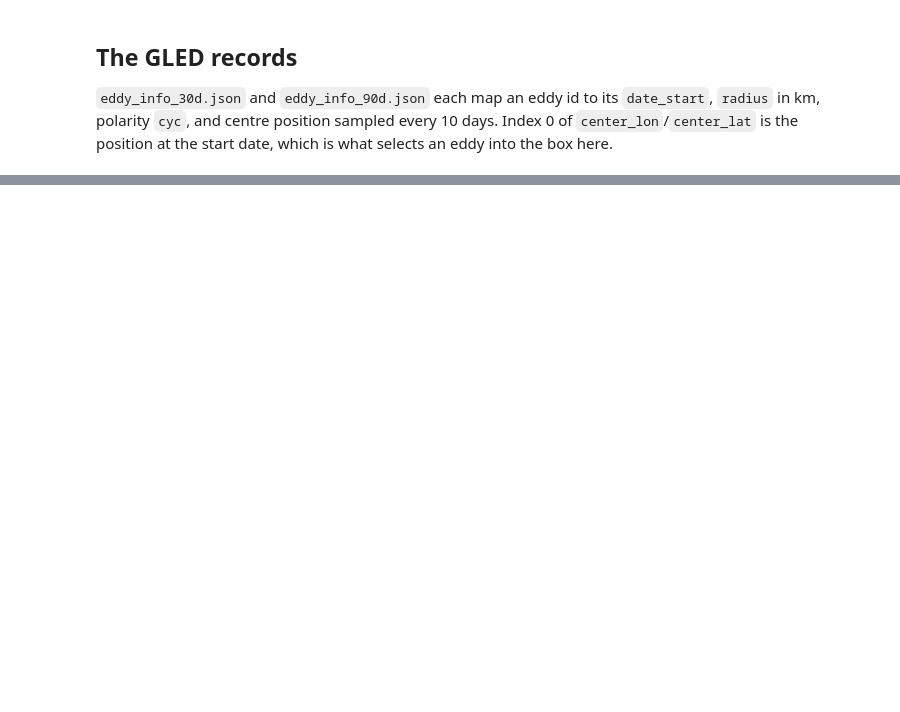
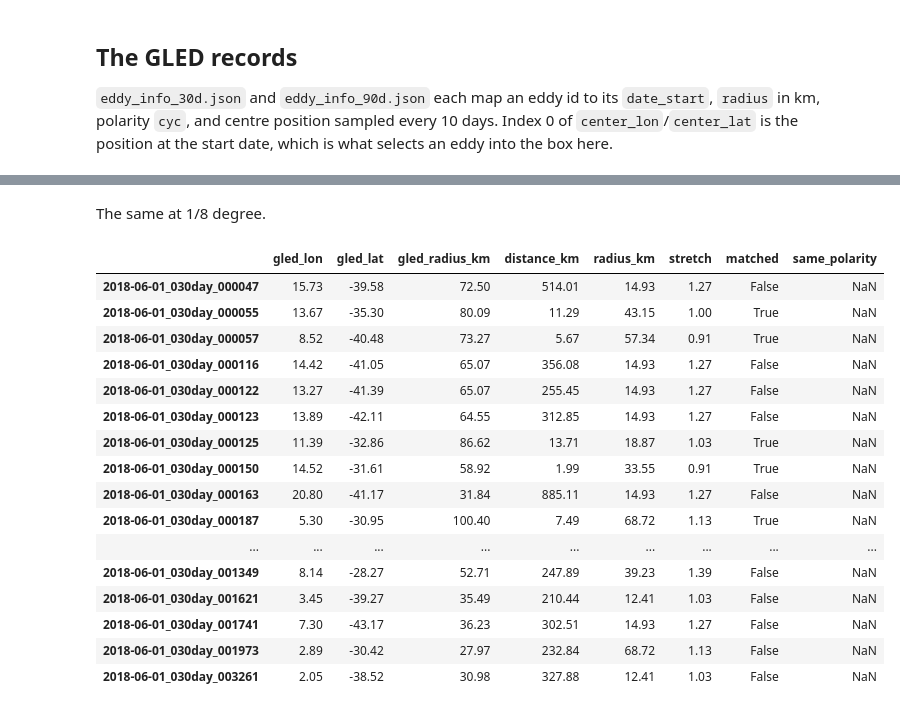
Before and after one commit to geomar-od-lagrange/lcs_parcels, a Jupyter notebook: examples/cape_cauldron_gled.ipynb, the cells around one changed output, grey strips where cells are left out. Cells and saved outputs as stored; diff of their text form; code cells hidden in the pictures; blank space fills up the shorter version.

```diff
--- a/examples/cape_cauldron_gled.ipynb
+++ b/examples/cape_cauldron_gled.ipynb
@@ -1229,0 +465,22 @@ plot_against_gled(
+# %% [markdown]
+The same at 1/8 degree.
+# %%
+match_to_gled(eddies_a_eighth, gled=gled_30).round(2)
+# %% [output]
+|  | gled_lon | gled_lat | gled_radius_km | distance_km | radius_km | stretch | matched | same_polarity |
+| 2018-06-01_030day_000047 | 15.73 | -39.58 | 72.50 | 514.01 | 14.93 | 1.27 | False | NaN |
+| 2018-06-01_030day_000055 | 13.67 | -35.30 | 80.09 | 11.29 | 43.15 | 1.00 | True | NaN |
+| 2018-06-01_030day_000057 | 8.52 | -40.48 | 73.27 | 5.67 | 57.34 | 0.91 | True | NaN |
+| 2018-06-01_030day_000116 | 14.42 | -41.05 | 65.07 | 356.08 | 14.93 | 1.27 | False | NaN |
+| 2018-06-01_030day_000122 | 13.27 | -41.39 | 65.07 | 255.45 | 14.93 | 1.27 | False | NaN |
+| 2018-06-01_030day_000123 | 13.89 | -42.11 | 64.55 | 312.85 | 14.93 | 1.27 | False | NaN |
+| 2018-06-01_030day_000125 | 11.39 | -32.86 | 86.62 | 13.71 | 18.87 | 1.03 | True | NaN |
+| 2018-06-01_030day_000150 | 14.52 | -31.61 | 58.92 | 1.99 | 33.55 | 0.91 | True | NaN |
+| 2018-06-01_030day_000163 | 20.80 | -41.17 | 31.84 | 885.11 | 14.93 | 1.27 | False | NaN |
+| 2018-06-01_030day_000187 | 5.30 | -30.95 | 100.40 | 7.49 | 68.72 | 1.13 | True | NaN |
+| ... | ... | ... | ... | ... | ... | ... | ... | ... |
+| 2018-06-01_030day_001349 | 8.14 | -28.27 | 52.71 | 247.89 | 39.23 | 1.39 | False | NaN |
+| 2018-06-01_030day_001621 | 3.45 | -39.27 | 35.49 | 210.44 | 12.41 | 1.03 | False | NaN |
+| 2018-06-01_030day_001741 | 7.30 | -43.17 | 36.23 | 302.51 | 14.93 | 1.27 | False | NaN |
+| 2018-06-01_030day_001973 | 2.89 | -30.42 | 27.97 | 232.84 | 68.72 | 1.13 | False | NaN |
+| 2018-06-01_030day_003261 | 2.05 | -38.52 | 30.98 | 327.88 | 12.41 | 1.03 | False | NaN |
```
Also changed, not shown: parts of 84 cells of this notebook, 14 other files.
